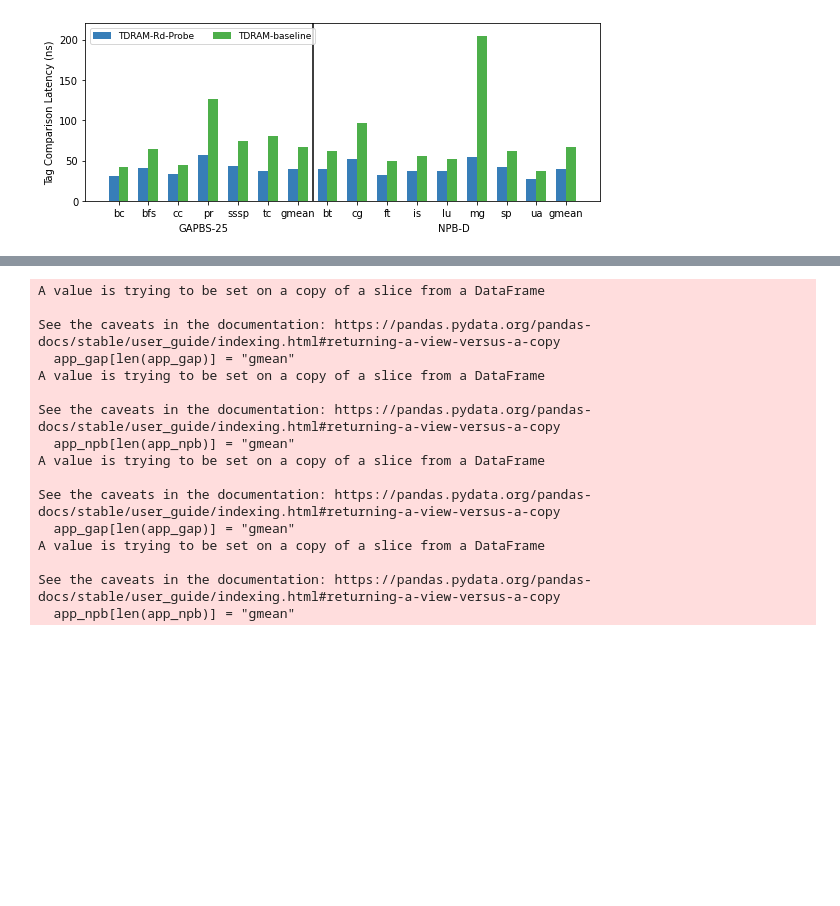
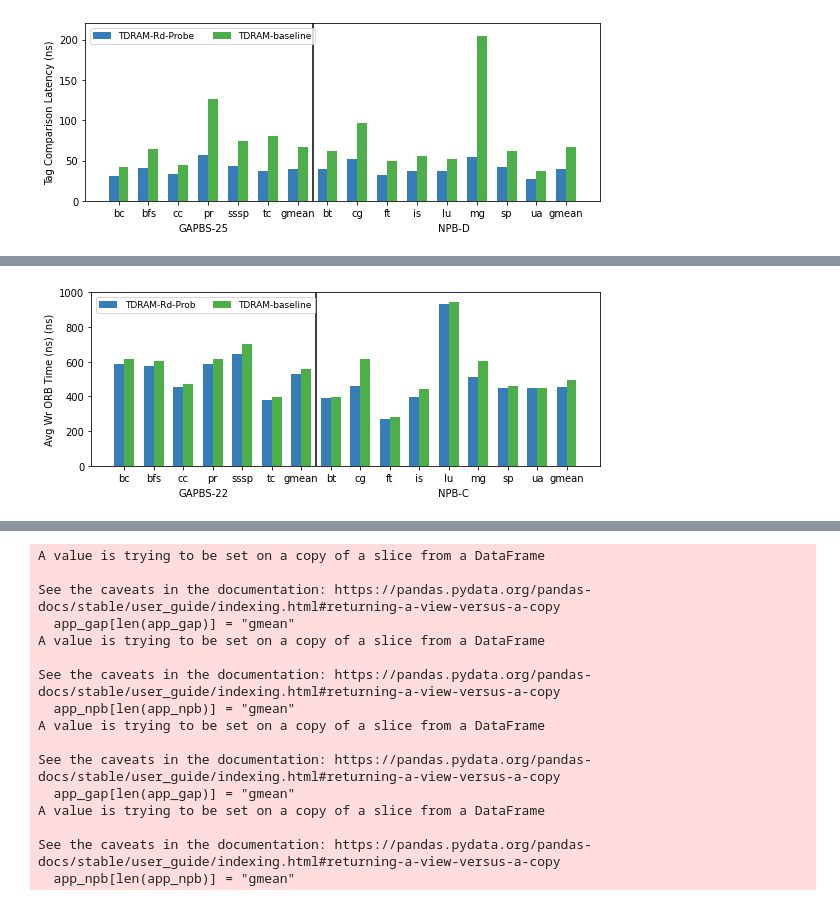
Before and after one commit to darchr/dramCacheController, a Jupyter notebook: data-plots.ipynb, the cells around one changed output, grey strips where cells are left out. Drawn from its saved outputs; the diff is of its cells as text; code cells hidden in the pictures; blank space fills up the shorter version.

```diff
--- a/data-plots.ipynb
+++ b/data-plots.ipynb
@@ -1158,0 +1275,98 @@ See the caveats in the documentation: https://pandas.pydata.org/pandas-docs/stab
+# %%
+gap_22_prob = df_gap22_ram_prob['avgPktRespTimeWr'].astype(float)
+gap_22_ram = df_gap22_ram['avgPktRespTimeWr'].astype(float)
+gap_22_prob[len(gap_22_prob)] = statistics.geometric_mean(df_gap22_ram_prob['avgPktRespTimeWr'].astype(float))
+gap_22_ram[len(gap_22_ram)] = statistics.geometric_mean(df_gap22_ram['avgPktRespTimeWr'].astype(float))
+
+
+gap_25_prob = df_gap25_ram_prob['avgPktRespTimeWr'].astype(float)
+gap_25_ram = df_gap25_ram['avgPktRespTimeWr'].astype(float)
+gap_25_prob[len(gap_25_prob)] = statistics.geometric_mean(df_gap25_ram_prob['avgPktRespTimeWr'].astype(float))
+gap_25_ram[len(gap_25_ram)] = statistics.geometric_mean(df_gap25_ram['avgPktRespTimeWr'].astype(float))
+
+npb_C_prob = df_npbC_ram_prob['avgPktRespTimeWr'].astype(float)
+npb_C_ram = df_npbC_ram['avgPktRespTimeWr'].astype(float)
+npb_C_prob[len(npb_C_prob)] = statistics.geometric_mean(df_npbC_ram_prob['avgPktRespTimeWr'].astype(float))
+npb_C_ram[len(npb_C_ram)] = statistics.geometric_mean(df_npbC_ram['avgPktRespTimeWr'].astype(float))
+
+
+
+npb_D_prob = df_npbD_ram_prob['avgPktRespTimeWr'].astype(float)
+npb_D_ram = df_npbD_ram['avgPktRespTimeWr'].astype(float)
+npb_D_prob[len(npb_D_prob)] = statistics.geometric_mean(df_npbD_ram_prob['avgPktRespTimeWr'].astype(float))
+npb_D_ram[len(npb_D_ram)] = statistics.geometric_mean(df_npbD_ram['avgPktRespTimeWr'].astype(float))
+
+##################################
+# Multi bar Chart1
+app_gap = df_gap22_ram_prob['app']
+app_gap[len(app_gap)] = "gmean"
+
+app_npb = df_npbC_ram_prob['app']
+app_npb[len(app_npb)] = "gmean"
+
+fig = plt.figure()
+fig.set_size_inches(8,3)
+plt.ylim([0,1000])
+barWidth = 1
+tickSize = 3
+
+
+for i,app in enumerate(app_gap):
+    plt.bar(i*tickSize-barWidth/2,   gap_22_prob[i],   width=barWidth, color=cmap(1), label='TDRAM-Rd-Prob' if i==0 else None)
+    plt.bar(i*tickSize+barWidth/2, gap_22_ram[i],   width=barWidth, color=cmap(2), label='TDRAM-baseline' if i==0 else None)
+
+offset = i+1
+for i,app in enumerate(app_npb):
+    plt.bar((offset+i)*tickSize-barWidth/2,   npb_C_prob[i],   width=1, color=cmap(1))
+    plt.bar((offset+i)*tickSize+barWidth/2,   npb_C_ram[i],   width=1, color=cmap(2))
+
+plt.figtext(0.25, -0.01, "GAPBS-22")
+plt.figtext(0.7, -0.01, "NPB-C")
+
+brLab = np.arange(len(app_gap)+len(app_npb))
+plt.xticks(brLab*tickSize, list(app_gap)+list(app_npb))
+
+plt.axvline(x=(offset-0.5)*tickSize, color='black')
+# plt.axhline(y=1, color='grey')
+
+plt.ylabel("Avg Wr ORB Time (ns) (ns)")
+plt.legend(fontsize=9, ncol=2, loc='upper left')
+plt.tight_layout()
+
+###############################################################################
+# Multi bar Chart2
+app_gap = df_gap25_ram_prob['app']
+app_gap[len(app_gap)] = "gmean"
+
+app_npb = df_npbD_ram_prob['app']
+app_npb[len(app_npb)] = "gmean"
+
+fig = plt.figure()
+fig.set_size_inches(8,3)
+plt.ylim([0,1000])
+barWidth = 1
+tickSize = 3
+
+
+for i,app in enumerate(app_gap):
+    plt.bar(i*tickSize-barWidth/2,   gap_25_prob[i],   width=barWidth, color=cmap(1), label='TDRAM-Rd-Probe' if i==0 else None)
+    plt.bar(i*tickSize+barWidth/2, gap_25_ram[i],   width=barWidth, color=cmap(2), label='TDRAM-baseline' if i==0 else None)
+
+offset = i+1
+for i,app in enumerate(app_npb):
+    plt.bar((offset+i)*tickSize-barWidth/2,   npb_D_prob[i],   width=1, color=cmap(1))
+    plt.bar((offset+i)*tickSize+barWidth/2,   npb_D_ram[i],   width=1, color=cmap(2))
+
+plt.figtext(0.25, -0.01, "GAPBS-25")
+plt.figtext(0.70, -0.01, "NPB-D")
+
+brLab = np.arange(len(app_gap)+len(app_npb))
+plt.xticks(brLab*tickSize, list(app_gap)+list(app_npb))
+
+plt.axvline(x=(offset-0.5)*tickSize, color='black')
+# plt.axhline(y=1, color='grey')
+
+plt.ylabel("Avg Wr ORB time (ns)")
+plt.legend(fontsize=9, ncol=2, loc='upper left')
+plt.tight_layout()
+# %% [output]
@@ -1158,0 +1389 @@ See the caveats in the documentation: https://pandas.pydata.org/pandas-docs/stab
+[figure, added]
```
Also changed, not shown: parts of 7 cells of this notebook, 6 other files.
